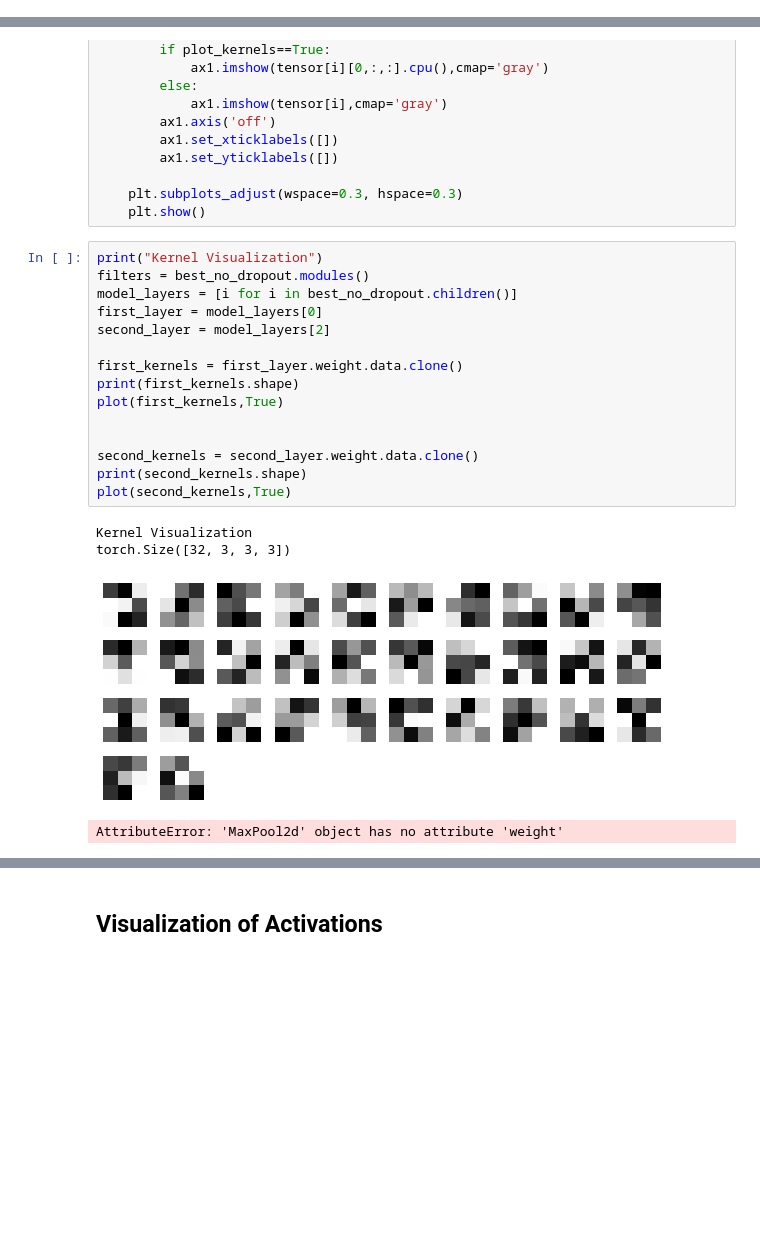
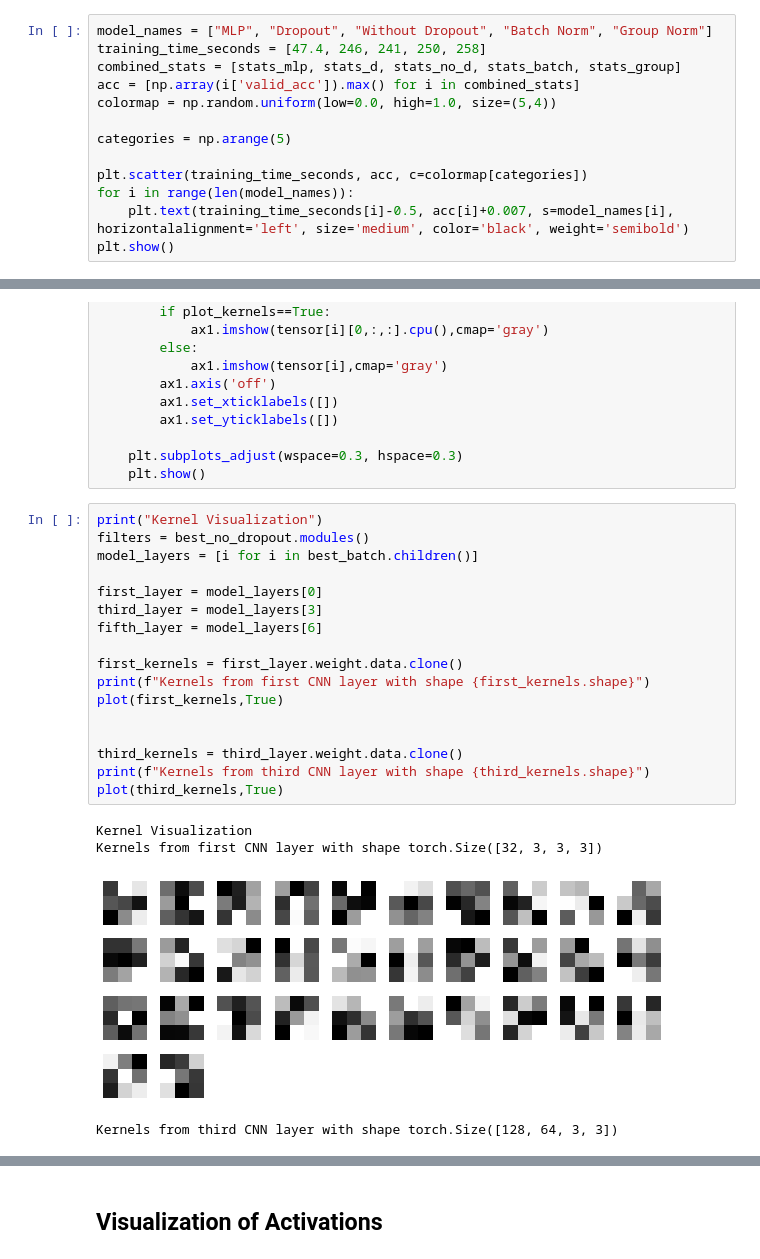
Before and after one commit to vardeep-sandhu/CudaLab, a Jupyter notebook: Sheet03/Sheet03.ipynb, the cells around one changed output, grey strips where cells are left out. Drawn from its saved outputs; the diff is of its cells as text; blank space fills up the shorter version.

```diff
--- a/Sheet03/Sheet03.ipynb
+++ b/Sheet03/Sheet03.ipynb
@@ -654,0 +675,13 @@ plt.show()
+# %%
+model_names = ["MLP", "Dropout", "Without Dropout", "Batch Norm", "Group Norm"]
+training_time_seconds = [47.4, 246, 241, 250, 258]
+combined_stats = [stats_mlp, stats_d, stats_no_d, stats_batch, stats_group]
+acc = [np.array(i['valid_acc']).max() for i in combined_stats]
+colormap = np.random.uniform(low=0.0, high=1.0, size=(5,4))
+
+categories = np.arange(5)
+
+plt.scatter(training_time_seconds, acc, c=colormap[categories])
+for i in range(len(model_names)):
+    plt.text(training_time_seconds[i]-0.5, acc[i]+0.007, s=model_names[i], horizontalalignment='left', size='medium', color='black', weight='semibold')
+plt.show()
@@ -676,20 +710,22 @@ def plot(tensor, plot_kernels, n_cols=10):
 # %%
 print("Kernel Visualization")
 filters = best_no_dropout.modules()
-model_layers = [i for i in best_no_dropout.children()]
+model_layers = [i for i in best_batch.children()]
+
 first_layer = model_layers[0]
-second_layer = model_layers[2]
+third_layer = model_layers[3]
+fifth_layer = model_layers[6]
 
 first_kernels = first_layer.weight.data.clone()
-print(first_kernels.shape)
+print(f"Kernels from first CNN layer with shape {first_kernels.shape}")
 plot(first_kernels,True)
 
 
-second_kernels = second_layer.weight.data.clone()
-print(second_kernels.shape)
-plot(second_kernels,True)
+third_kernels = third_layer.weight.data.clone()
+print(f"Kernels from third CNN layer with shape {third_kernels.shape}")
+plot(third_kernels,True)
 # %% [output]
 Kernel Visualization
-torch.Size([32, 3, 3, 3])
+Kernels from first CNN layer with shape torch.Size([32, 3, 3, 3])
-[figure, old version]
+[figure, new version]
-AttributeError: 'MaxPool2d' object has no attribute 'weight'
+Kernels from third CNN layer with shape torch.Size([128, 64, 3, 3])
```
Also changed, not shown: parts of 51 cells of this notebook, 1 other file.
